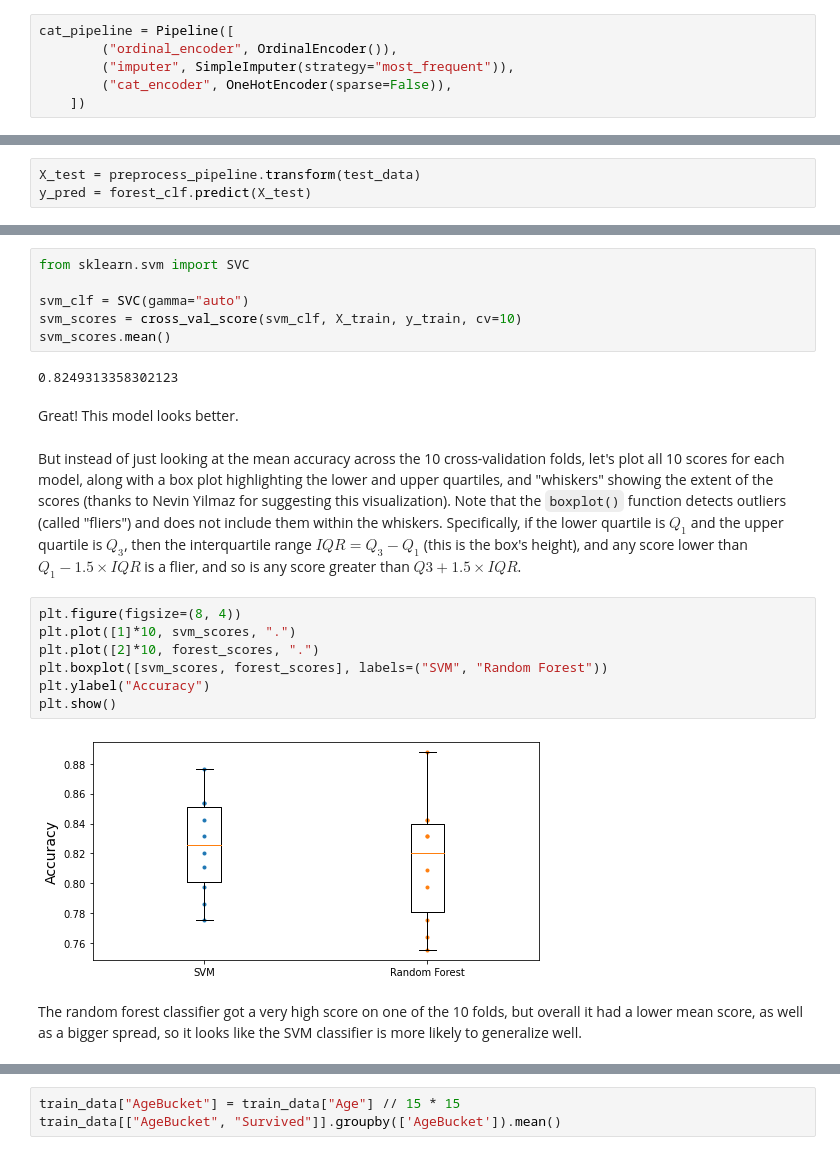
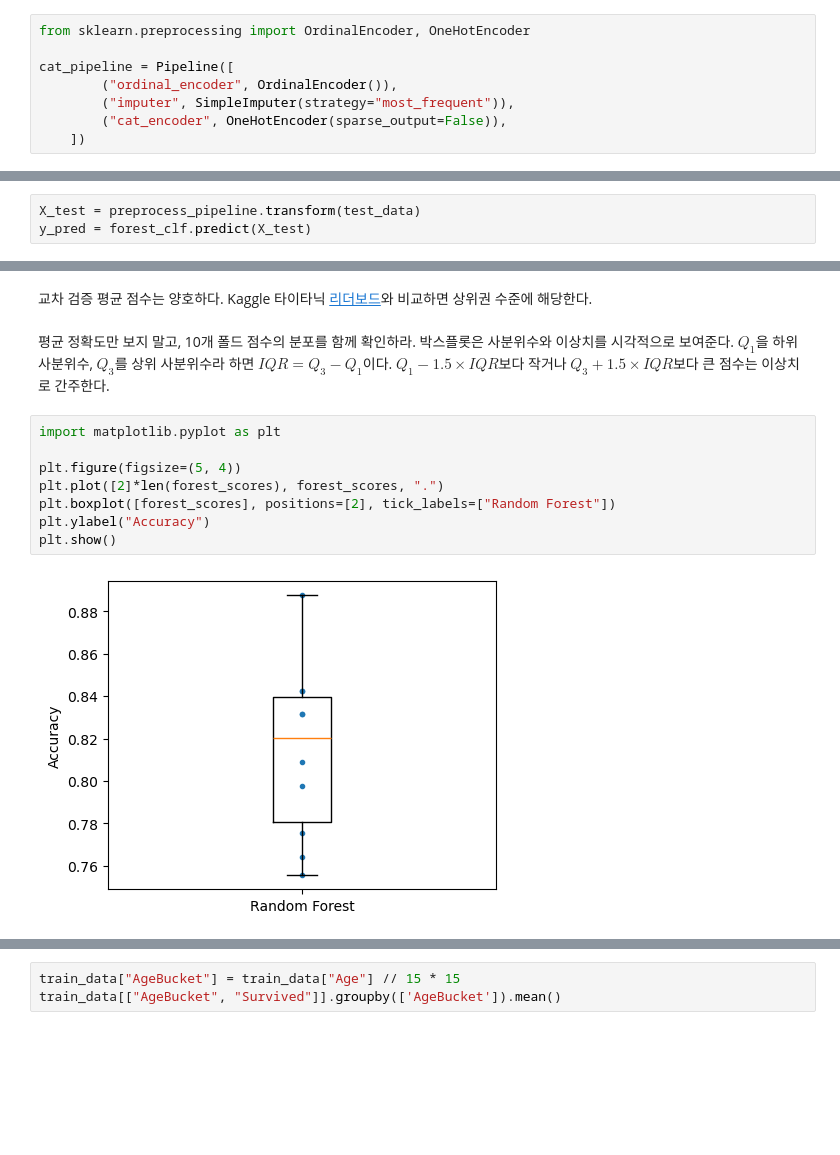
Before and after one commit to ch101634/code-workout-ml, a Jupyter notebook: notebooks/code-classification.ipynb, the cells around one changed output, grey strips where cells are left out. Saved outputs shown, nothing was run; the diff lists cells and outputs as text; blank space fills up the shorter version.

```diff
--- a/notebooks/code-classification.ipynb
+++ b/notebooks/code-classification.ipynb
@@ -871,8 +797,10 @@ Now we can build the pipeline for the categorical attributes:
 # %%
 from sklearn.preprocessing import OrdinalEncoder, OneHotEncoder
 # %%
+from sklearn.preprocessing import OrdinalEncoder, OneHotEncoder
+
 cat_pipeline = Pipeline([
         ("ordinal_encoder", OrdinalEncoder()),
         ("imputer", SimpleImputer(strategy="most_frequent")),
-        ("cat_encoder", OneHotEncoder(sparse=False)),
+        ("cat_encoder", OneHotEncoder(sparse_output=False)),
     ])
@@ -937,23 +867,18 @@ Let's try an `SVC`:
-# %%
-from sklearn.svm import SVC
-
-svm_clf = SVC(gamma="auto")
-svm_scores = cross_val_score(svm_clf, X_train, y_train, cv=10)
-svm_scores.mean()
-# %% [output]
-0.8249313358302123
-# %% [markdown]
-Great! This model looks better.
-# %% [markdown]
-But instead of just looking at the mean accuracy across the 10 cross-validation folds, let's plot all 10 scores for each model, along with a box plot highlighting the lower and upper quartiles, and "whiskers" showing the extent of the scores (thanks to Nevin Yilmaz for suggesting this visualization). Note that the `boxplot()` function detects outliers (called "fliers") and does not include them within the whiskers. Specifically, if the lower quartile is $Q_1$ and the upper quartile is $Q_3$, then the interquartile range $IQR = Q_3 - Q_1$ (this is the box's height), and any score lower than $Q_1 - 1.5 \times IQR$ is a flier, and so is any score greater than $Q3 + 1.5 \times IQR$.
+# %% [markdown]
+교차 검증 평균 점수는 양호하다.
+Kaggle 타이타닉 [리더보드](https://www.kaggle.com/c/titanic/leaderboard)와 비교하면 상위권 수준에 해당한다.
+# %% [markdown]
+평균 정확도만 보지 말고, 10개 폴드 점수의 분포를 함께 확인하라.
+박스플롯은 사분위수와 이상치를 시각적으로 보여준다.
+$Q_1$을 하위 사분위수, $Q_3$를 상위 사분위수라 하면 $IQR = Q_3 - Q_1$이다.
+$Q_1 - 1.5 \times IQR$보다 작거나 $Q_3 + 1.5 \times IQR$보다 큰 점수는 이상치로 간주한다.
 # %%
-plt.figure(figsize=(8, 4))
-plt.plot([1]*10, svm_scores, ".")
-plt.plot([2]*10, forest_scores, ".")
-plt.boxplot([svm_scores, forest_scores], labels=("SVM", "Random Forest"))
+import matplotlib.pyplot as plt
+
+plt.figure(figsize=(5, 4))
+plt.plot([2]*len(forest_scores), forest_scores, ".")
+plt.boxplot([forest_scores], positions=[2], tick_labels=["Random Forest"])
 plt.ylabel("Accuracy")
 plt.show()
 # %% [output]
-[figure, old version]
+[figure, new version]
-# %% [markdown]
-The random forest classifier got a very high score on one of the 10 folds, but overall it had a lower mean score, as well as a bigger spread, so it looks like the SVM classifier is more likely to generalize well.
```
Also changed, not shown: parts of 159 cells of this notebook, 8 other files.
